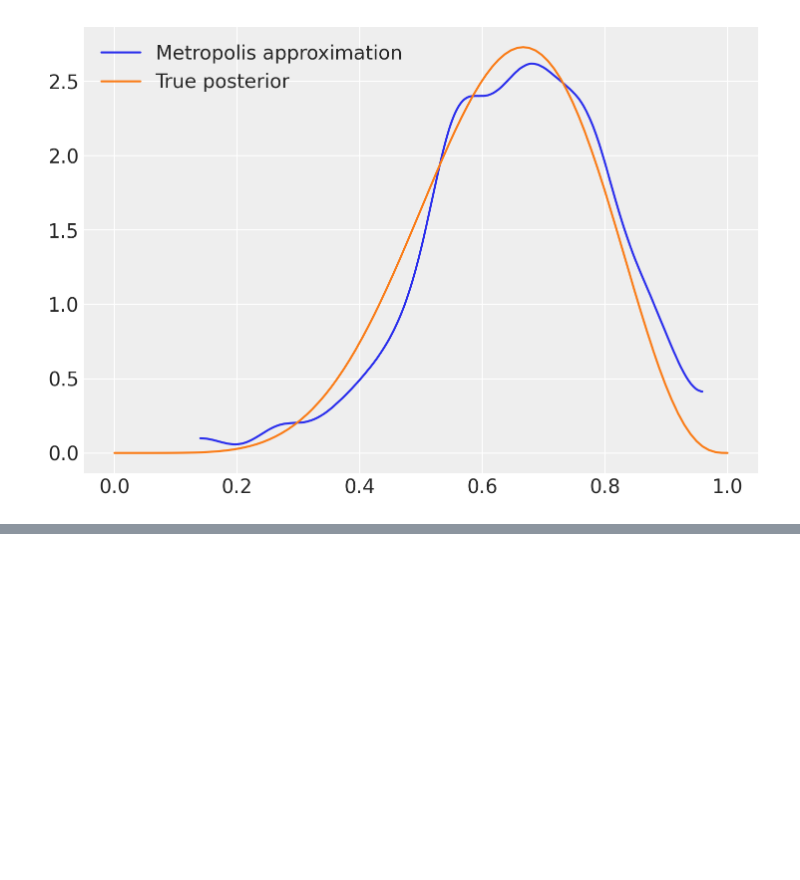
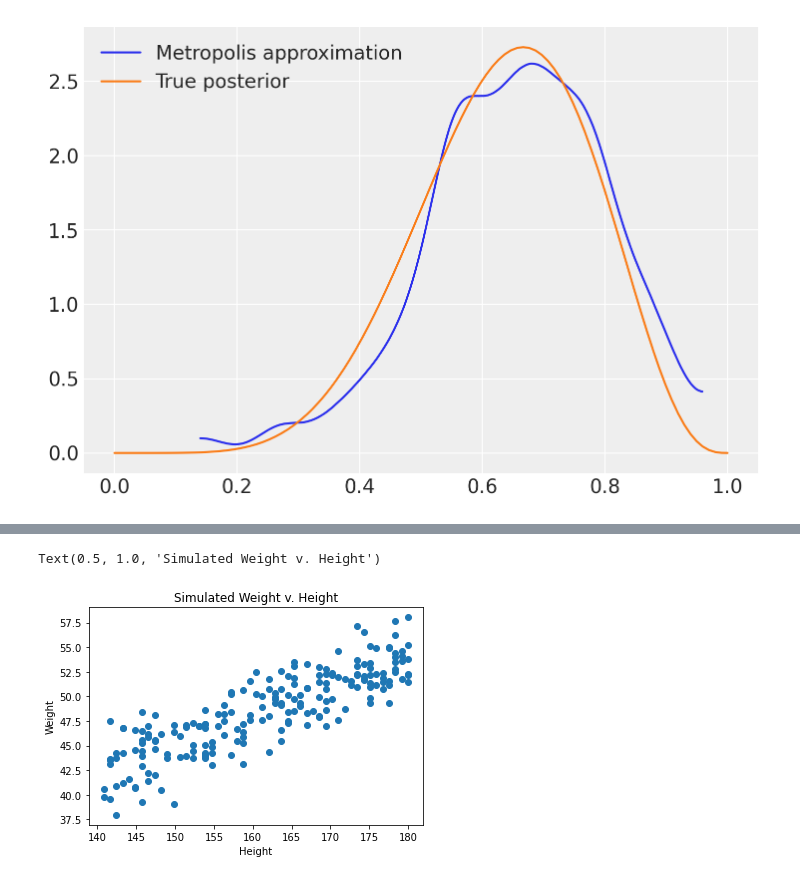
Before and after one commit to matthewmiller22/hobbies_2022, a Jupyter notebook: stats_education/stat_rethinking_bayes/Rethinking_2/Chp_02.ipynb, the cells around one changed output, grey strips where cells are left out. Saved outputs shown, nothing was run; the diff lists cells and outputs as text; code cells hidden in the pictures; blank space fills up the shorter version.

```diff
--- a/stats_education/stat_rethinking_bayes/Rethinking_2/Chp_02.ipynb
+++ b/stats_education/stat_rethinking_bayes/Rethinking_2/Chp_02.ipynb
@@ -288,0 +387,13 @@ plt.legend();
+# %%
+x = np.random.choice(np.linspace(140,180),size=200) #generate 200 data points
+e=np.random.normal(0,2,size=200)
+y=0.3*x + e
+# %%
+import matplotlib.pyplot as plt
+plt.scatter(x,y)
+plt.xlabel('Height')
+plt.ylabel('Weight')
+plt.title('Simulated Weight v. Height')
+# %% [output]
+Text(0.5, 1.0, 'Simulated Weight v. Height')
+[figure, added]
```
Also changed, not shown: parts of 12 cells of this notebook, 9 other files.
